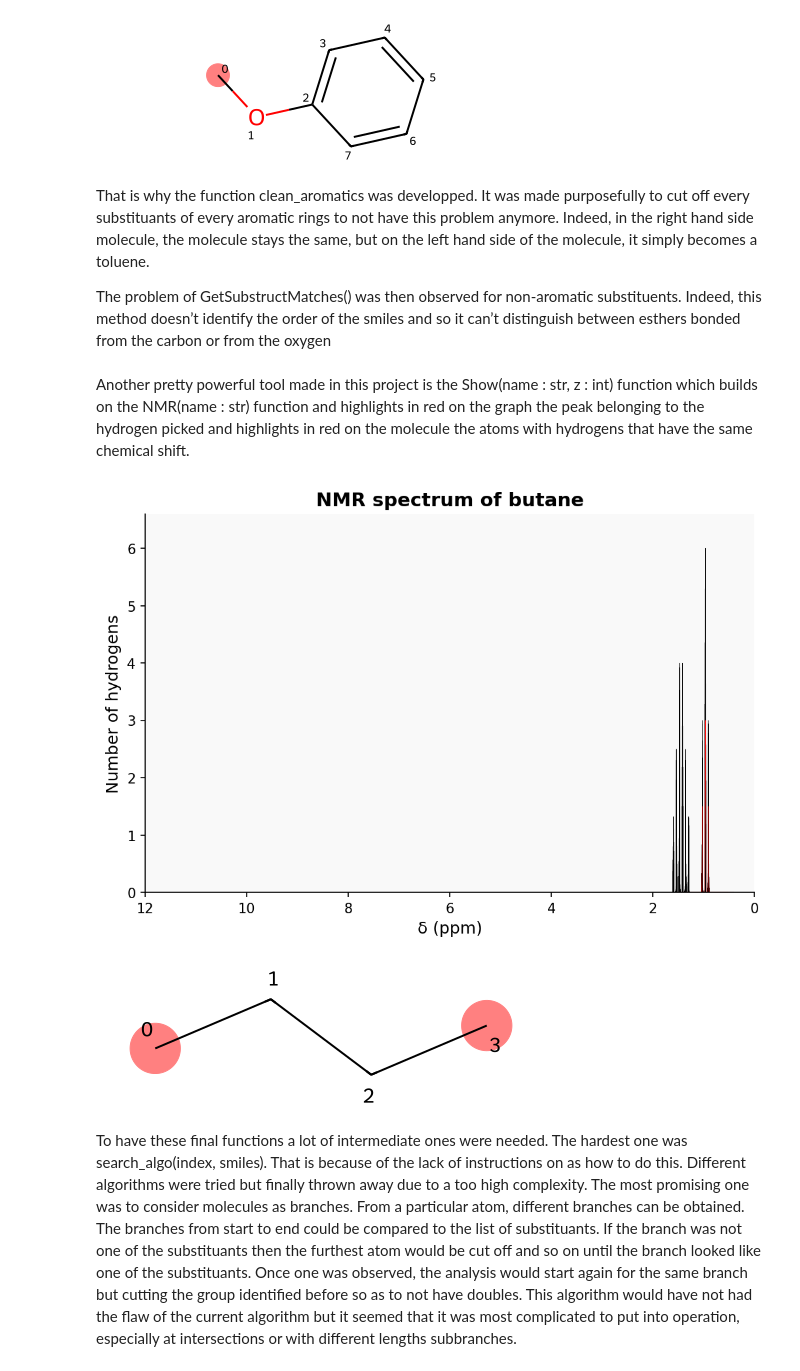
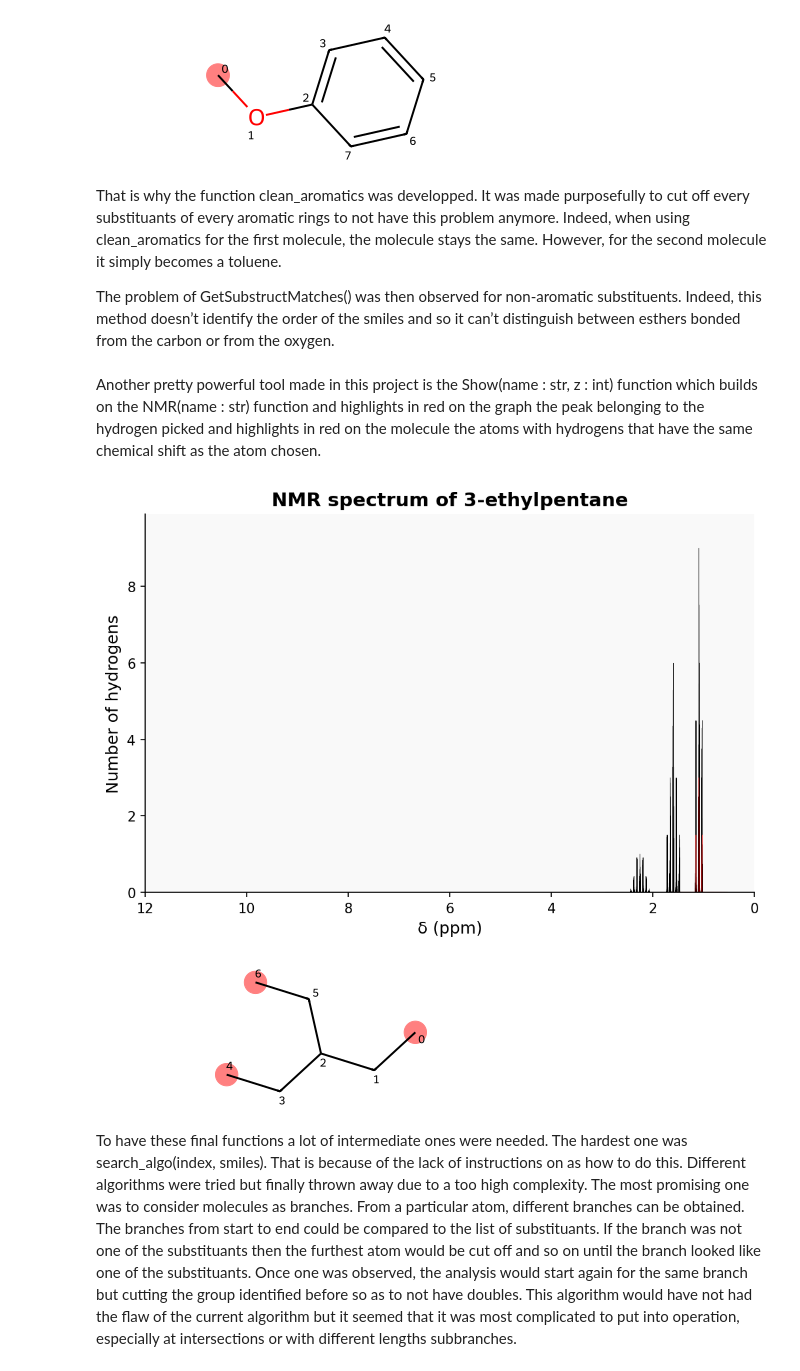
Before and after one commit to OscarRCH/NMRoss, a Jupyter notebook: notebooks/project_report.ipynb, the cells around one changed output. Cells and saved outputs as stored; diff of their text form; code cells hidden in the pictures.

```diff
--- a/notebooks/project_report.ipynb
+++ b/notebooks/project_report.ipynb
@@ -72,18 +69,18 @@ mol2
 # %% [output]
 [figure]
 # %% [markdown]
-That is why the function clean_aromatics was developped. It was made purposefully to cut off every substituants of every aromatic rings to not have this problem anymore. Indeed, in the right hand side molecule, the molecule stays the same, but on the left hand side of the molecule, it simply becomes a toluene.
+That is why the function clean_aromatics was developped. It was made purposefully to cut off every substituants of every aromatic rings to not have this problem anymore. Indeed, when using clean_aromatics for the first molecule, the molecule stays the same. However, for the second molecule it simply becomes a toluene.
 
-The problem of GetSubstructMatches() was then observed for non-aromatic substituents. Indeed, this method doesn’t identify the order of the smiles and so it can’t distinguish between esthers bonded from the carbon or from the oxygen
+The problem of GetSubstructMatches() was then observed for non-aromatic substituents. Indeed, this method doesn’t identify the order of the smiles and so it can’t distinguish between esthers bonded from the carbon or from the oxygen.
 # %% [markdown]
-Another pretty powerful tool made in this project is the Show(name : str, z : int) function which builds on the NMR(name : str) function and highlights in red on the graph the peak belonging to the hydrogen picked and highlights in red on the molecule the atoms with hydrogens that have the same chemical shift.
+Another pretty powerful tool made in this project is the Show(name : str, z : int) function which builds on the NMR(name : str) function and highlights in red on the graph the peak belonging to the hydrogen picked and highlights in red on the molecule the atoms with hydrogens that have the same chemical shift as the atom chosen.
 # %%
-from nmross.NMRoss import NMR,Show
-plt, mol = Show('butane',0)
+from nmross.NMRoss import NMR, Show
+plt, mol = Show('CCC(CC)CC',0)
 mol
 # %% [output]
-[figure, old version]
+[figure, new version]
-[figure, old version]
+[figure, new version]
 # %% [markdown]
 To have these final functions a lot of intermediate ones were needed. The hardest one was search_algo(index, smiles). That is because of the lack of instructions on as how to do this. Different algorithms were tried but finally thrown away due to a too high complexity. The most promising one was to consider molecules as branches. From a particular atom, different branches can be obtained. The branches from start to end could be compared to the list of substituants. If the branch was not one of the substituants then the furthest atom would be cut off and so on until the branch looked like one of the substituants. Once one was observed, the analysis would start again for the same branch but cutting the group identified before so as to not have doubles. This algorithm would have not had the flaw of the current algorithm but it seemed that it was most complicated to put into operation, especially at intersections or with different lengths subbranches.
 # %% [markdown]
```
Also changed, not shown: parts of 8 cells of this notebook.
